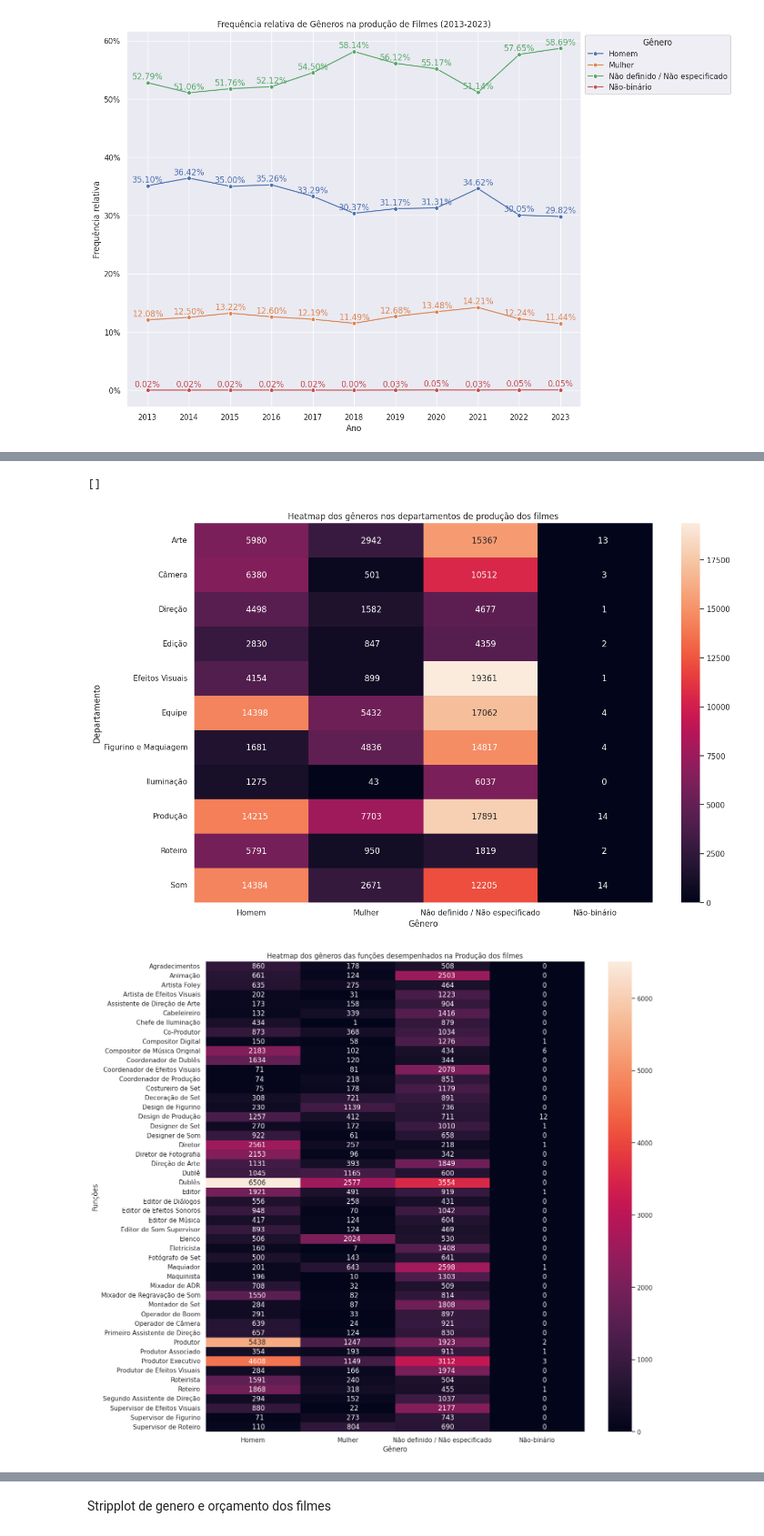
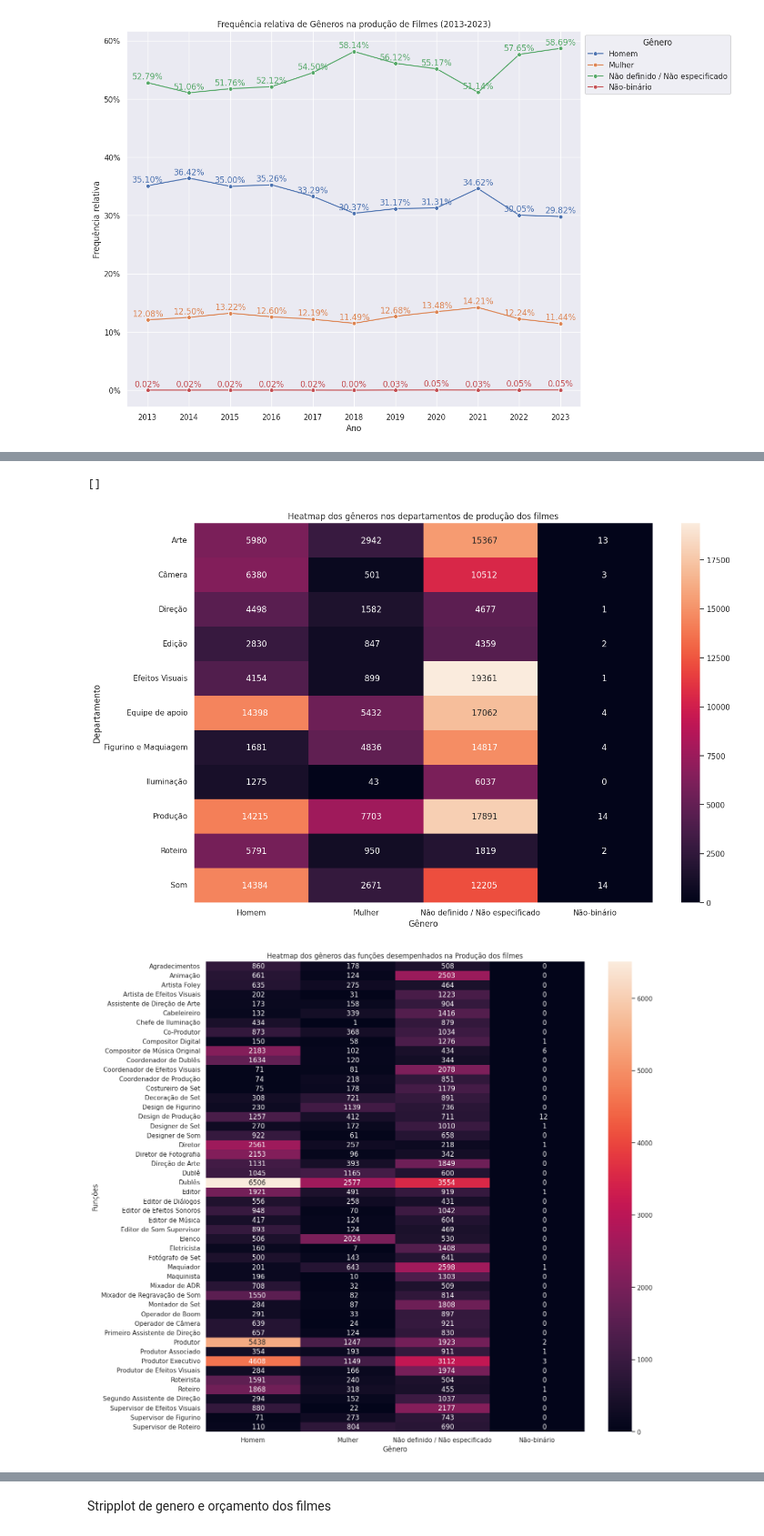
Before and after one commit to gustavo-oo/movie-data, a Jupyter notebook: data-visualizer.ipynb, the cells around one changed output, grey strips where cells are left out. Shown at 91% size. Drawn from its saved outputs; the diff is of its cells as text; code cells hidden in the pictures.

```diff
--- a/data-visualizer.ipynb
+++ b/data-visualizer.ipynb
@@ -27,6 +27,8 @@ def read_data_set(year):
 # %%
 for year in range(start_year, end_year+1):
     data = read_data_set(year)
+    data["release_date"] = pd.to_datetime(data["release_date"])
+    data['year'] = data['release_date'].dt.year
     movies_data_by_year[year] = data
     if 'all' in movies_data_by_year:
         movies_data_by_year['all'] = pd.concat([movies_data_by_year['all'], data])
@@ -627,7 +626,7 @@ departments_translation = {
     "Art": "Arte",
     "Camera": "Câmera",
     "Costume & Make-Up": "Figurino e Maquiagem",
-    "Crew": "Equipe",
+    "Crew": "Equipe de apoio",
     "Directing": "Direção",
     "Editing": "Edição",
     "Lighting": "Iluminação",
@@ -707,34 +706,34 @@ plt.ylabel('Departamento')
 plt.plot()
 
 value_counts = df["job"].value_counts()
 
 
 # plt.figure(figsize=(12, 10))
 # sns.heatmap(df_normalized_translated.pivot_table(index="job", columns="gender", aggfunc='size', fill_value=0), annot=True, fmt="8.0f")
 # plt.plot()
 
 values_to_keep = value_counts.head(50).index
 
 filtered = df_normalized_translated[df_normalized_translated["job"].isin(values_to_keep)]
 
 filtered["job"] = filtered["job"].apply(lambda x: jobs_translation[x] if x in jobs_translation else x)
 
 plt.figure(figsize=(15, 15))
 sns.heatmap(filtered.pivot_table(index="job", columns="gender", aggfunc='size', fill_value=0), annot=True, fmt="8.0f")
 
 plt.title('Heatmap dos gêneros das funções desempenhados na Produção dos filmes')
 plt.xlabel('Gênero')
 plt.ylabel('Funções')
 
 plt.plot()
 # %% [output]
 A value is trying to be set on a copy of a slice from a DataFrame.
 Try using .loc[row_indexer,col_indexer] = value instead
 
 See the caveats in the documentation: https://pandas.pydata.org/pandas-docs/stable/user_guide/indexing.html#returning-a-view-versus-a-copy
   filtered["job"] = filtered["job"].apply(lambda x: jobs_translation[x] if x in jobs_translation else x)
 []
-[figure, old version]
+[figure, new version]
 [figure]
 # %%
 # plt.figure(figsize=(12, 8))
```
Also changed, not shown: parts of 24 cells of this notebook, 7 other files.
